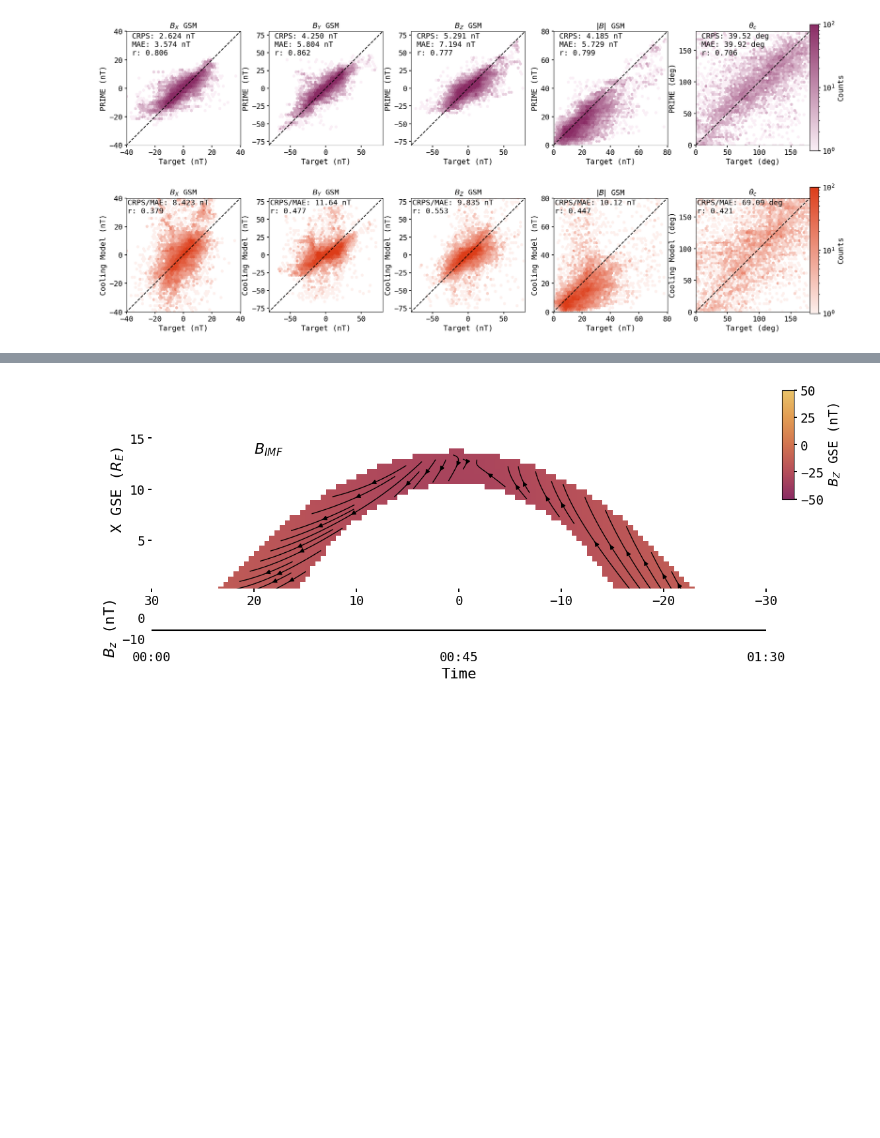
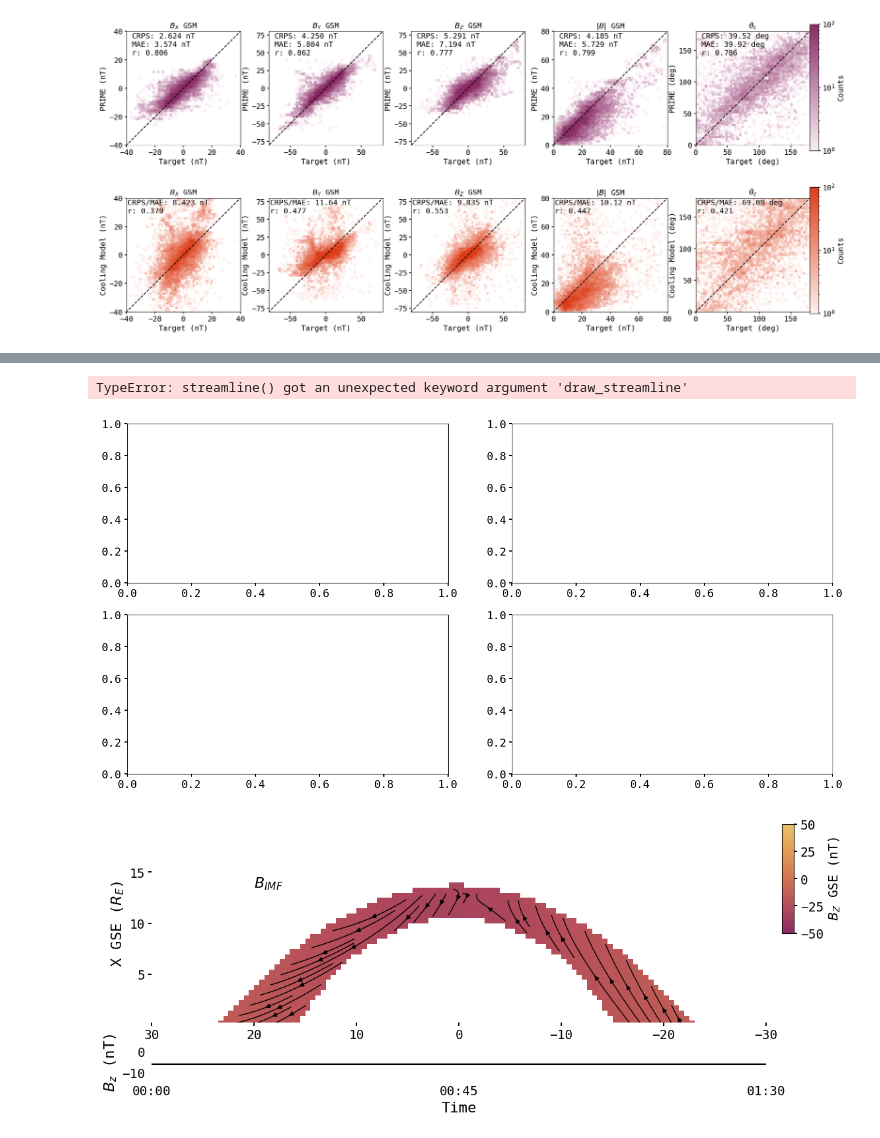
Before and after one commit to connor-obrien888/primesh, a Jupyter notebook: scratch.ipynb, the cells around one changed output, grey strips where cells are left out. Saved outputs shown, nothing was run; the diff lists cells and outputs as text; code cells hidden in the pictures; blank space fills up the shorter version.

```diff
--- a/scratch.ipynb
+++ b/scratch.ipynb
@@ -597,6 +597,8 @@ Trainable params: 1,057,218
 Non-trainable params: 0
 _________________________________________________________________
 # %%
+#Initialize synthetic dataset for four different B orientations
+
 gridsize = 0.5 #Size of the grid to calculate the magnetopause on (RE)
 x_extent = [0,20] #Set the GSE X extent of the grid
 y_extent = [-30,30] #Set the GSE Y extent of the grid
@@ -605,4 +607,15 @@ x_grid = np.arange(x_extent[0], x_extent[1], gridsize) #Create a grid to calcula
 y_grid = np.arange(y_extent[0], y_extent[1], gridsize) #Create a grid to calculate the magnetosheath conditions on
 grid = np.zeros((len(x_grid), len(y_grid))) #Create a grid to calculate the magnetosheath conditions on
 pdyn = 2 #Placeholder dynamic pressure (nPa)
-bz = 0 #Placeholder IMF Bz (nT)
+
+#Construct frames of different solar wind densities for RH jump conditions
+framenum = 4
+bx = [5.34, 0, -5.34, 0]
+by = [0, 5.34, 0, -5.34]
+bz = np.zeros(framenum)
+ni = wind_data['Ni'].mean() * np.ones(framenum)
+
+radial_grid = primesh.predict_grid(gridsize = gridsize, x_extent = x_extent, y_extent = y_extent, framenum = framenum,
+                                   bx = bx, by = by, bz = bz, vx = -400, vy = 0, vz = 0, ni = ni, vt = wind_data['Vth'].mean(),
+                                   rx = wind_data['R_xgse'].mean(), ry = wind_data['R_ygse'].mean(), rz = wind_data['R_zgse'].mean(), loc_mask = True)
+radial_grid[:,:,:,8] -= 30 #Subtract 30km/s from Vy to account for Earth's motion around the Sun
@@ -674,3 +622,46 @@ axes[1].spines['left'].set_visible(False)
+# %%
+import matplotlib.animation as animation
+#Plot the synthetic dataset with the input data Bz in the top left
+fig, axes = plt.subplots(nrows = 2, ncols = 2, figsize = (16,8))
+
+im, stream, ax2 = pr.streamline(axes[0,0], radial_grid, x_grid, y_grid, frame_index = 0,
+                                param_index=5, u_index=0, v_index=2, cmap=primesh_cmap,
+                                x_extent = x_extent, y_extent = y_extent, vmin = 3.5, vmax = 13, draw_streamline = False)
+#Draw an arrow in the IMF direction on image in axes[0] and add text that says B_{IMF}
+b_norm = np.sqrt(bx[0]**2 + by[0]**2)
+a = axes[0,0].arrow(21, 13, by[0]/b_norm, bx[0]/b_norm, head_width=0.5, head_length=0.5, fc='k', ec='k') #Add new arrows to the plot
+axes[0,0].text(20, 13.5, r'$B_{IMF}$', fontsize = 16)
+
+im, stream, ax2 = pr.streamline(axes[0,1], radial_grid, x_grid, y_grid, frame_index = 1,
+                                param_index=5, u_index=0, v_index=2, cmap=primesh_cmap,
+                                x_extent = x_extent, y_extent = y_extent, vmin = 3.5, vmax = 13, draw_streamline = False)
+#Draw an arrow in the IMF direction on image in axes[0] and add text that says B_{IMF}
+b_norm = np.sqrt(bx[1]**2 + by[1]**2)
+a = axes[0,1].arrow(21, 13, by[1]/b_norm, bx[1]/b_norm, head_width=0.5, head_length=0.5, fc='k', ec='k') #Add new arrows to the plot
+axes[0,1].text(20, 13.5, r'$B_{IMF}$', fontsize = 16)
+
+im, stream, ax2 = pr.streamline(axes[1,0], radial_grid, x_grid, y_grid, frame_index = 2,
+                                param_index=5, u_index=0, v_index=2, cmap=primesh_cmap,
+                                x_extent = x_extent, y_extent = y_extent, vmin = 3.5, vmax = 13, draw_streamline = False)
+#Draw an arrow in the IMF direction on image in axes[0] and add text that says B_{IMF}
+b_norm = np.sqrt(bx[2]**2 + by[2]**2)
+a = axes[1,0].arrow(21, 13, by[2]/b_norm, bx[2]/b_norm, head_width=0.5, head_length=0.5, fc='k', ec='k') #Add new arrows to the plot
+axes[1,0].text(20, 13.5, r'$B_{IMF}$', fontsize = 16)
+
+im, stream, ax2 = pr.streamline(axes[1,1], radial_grid, x_grid, y_grid, frame_index = 3,
+                                param_index=5, u_index=0, v_index=2, cmap=primesh_cmap,
+                                x_extent = x_extent, y_extent = y_extent, vmin = 3.5, vmax = 13, draw_streamline = False)
+#Add colorbar for predicted data
+cbar = pr.colorbar_maker(fig, im, param_index=5, box = [0.92, 0.1, 0.015, 0.75])
+#Draw an arrow in the IMF direction on image in axes[0] and add text that says B_{IMF}
+b_norm = np.sqrt(bx[3]**2 + by[3]**2)
+a = axes[1,1].arrow(21, 13, by[3]/b_norm, bx[3]/b_norm, head_width=0.5, head_length=0.5, fc='k', ec='k') #Add new arrows to the plot
+axes[1,1].text(20, 13.5, r'$B_{IMF}$', fontsize = 16)
+
+#plt.savefig(plotpath + 'B_sig_dist.pdf', bbox_inches = 'tight')
+# %% [output]
+TypeError: streamline() got an unexpected keyword argument 'draw_streamline'
+[figure, added]
 # %%
 import matplotlib.animation as animation
 #Plot the synthetic dataset with the input data Bz in the top left
```
Also changed, not shown: parts of 8 cells of this notebook, 13 other files.
